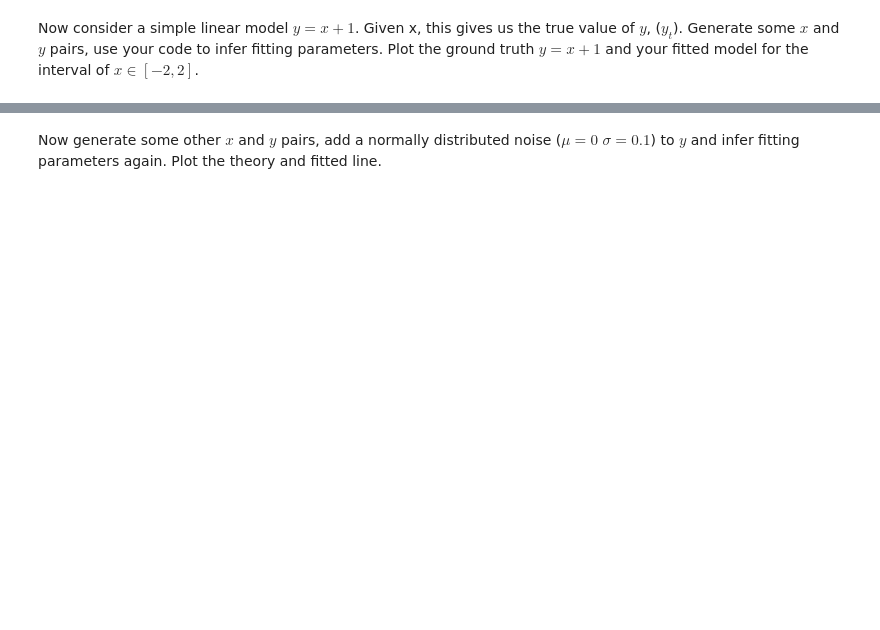
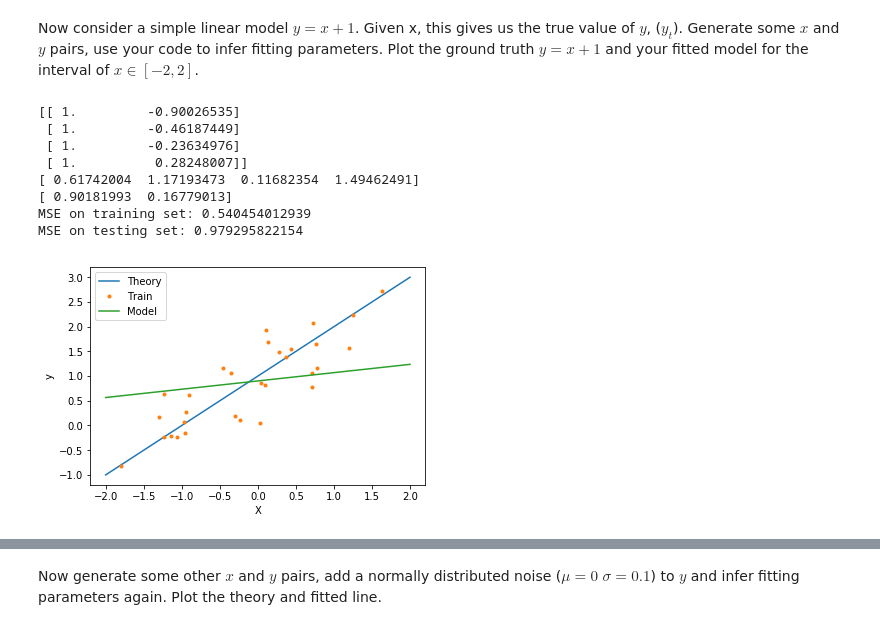
Before and after one commit to iricss/linear-regression-hamed, a Jupyter notebook: LinearRegression.ipynb, the cells around one changed output, grey strips where cells are left out. Cells and saved outputs as stored; diff of their text form; code cells hidden in the pictures; blank space fills up the shorter version.

```diff
--- a/LinearRegression.ipynb
+++ b/LinearRegression.ipynb
@@ -37,8 +40,10 @@ def mse(y_t, y_p):
     >>> t = np.array([-1,1,1])
     >>> y = np.array([1,-1,0])
     >>> mse(t, y)
-    9
+    3.0
     '''
+    d = y_t-y_p
+    return np.dot(d,d)/d.size
 # %%
 def d_mse(X, y_t, y_p):
     '''
@@ -73,10 +81,26 @@ def l2(w):
     Return l2 penalty.
     w : weights of the model, a numpy vector of (n_features)
     '''
+    return np.dot(w,w)
 
 def d_l2(w):
     '''
     Return gradient of l2 penalty.
     w : weights of the model, a numpy vector of (n_features)
     '''
+    return 2*w
+# %%
+def l1(w):
+    '''
+    Return l2 penalty.
+    w : weights of the model, a numpy vector of (n_features)
+    '''
+    return np.abs(w).sum()
+
+def d_l1(w):
+    '''
+    Return gradient of l2 penalty.
+    w : weights of the model, a numpy vector of (n_features)
+    '''
+    return 2*(w>0).astype(float)-1
 # %%
@@ -171,3 +199,47 @@ doctest.testmod()
 # %% [markdown]
 Now consider a simple linear model $y =  x + 1$. Given x, this gives us the true value of $y$, ($y_t$).
 Generate some $x$ and $y$ pairs, use your code to infer fitting parameters. Plot the ground truth $y = x +1$ and your fitted model for the interval of $x \in [-2,2]$.
+# %%
+N_train = 30
+X_train = np.ones((N_train,2))
+X_train[:,1] = np.random.uniform(size=X_train.shape[0])*4-2
+y_train = 1 + X_train[:,1] + 0.5*np.random.normal(size=X_train.shape[0])
+
+print(X_train[:4,:])
+print(y_train[:4])
+
+N_test = 30
+X_test = np.ones((N_test,2))
+X_test[:,1] = np.random.uniform(size=X_test.shape[0])*4-2
+y_test = 1 + X_test[:,1] + 0.5*np.random.normal(size=X_test.shape[0])
+
+
+X = np.ones((100,2))
+X[:,1] = np.linspace(-2,2,100)
+y_theory = 1+X[:,1]
+plt.plot(X[:,1], y_theory)
+
+plt.plot(X_train[:,1], y_train, '.')
+
+w = GD(X_train, y_train)
+print(w)
+
+y_model = np.dot(X,w)
+plt.plot(X[:,1], y_model)
+
+plt.legend(['Theory', 'Train', 'Model'])
+plt.xlabel('X')
+plt.ylabel('y')
+
+print('MSE on training set:',mse(y_train, np.dot(X_train,w)))
+print('MSE on testing set:',mse(y_test, np.dot(X_test,w)))
+# %% [output]
+[[ 1.         -0.90026535]
+ [ 1.         -0.46187449]
+ [ 1.         -0.23634976]
+ [ 1.          0.28248007]]
+[ 0.61742004  1.17193473  0.11682354  1.49462491]
+[ 0.90181993  0.16779013]
+MSE on training set: 0.540454012939
+MSE on testing set: 0.979295822154
+[figure, added]
```
Also changed, not shown: parts of 19 cells of this notebook.
